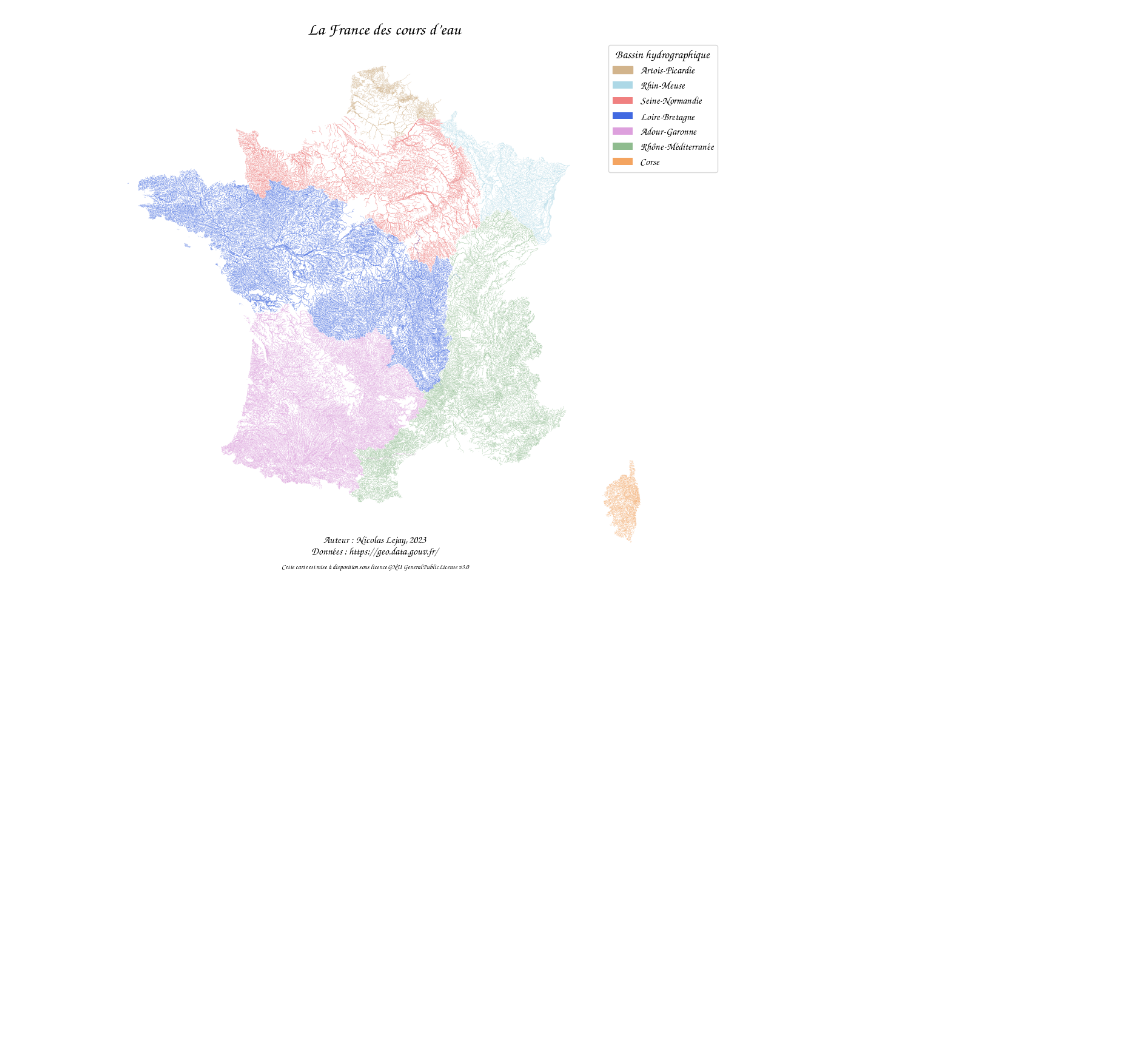
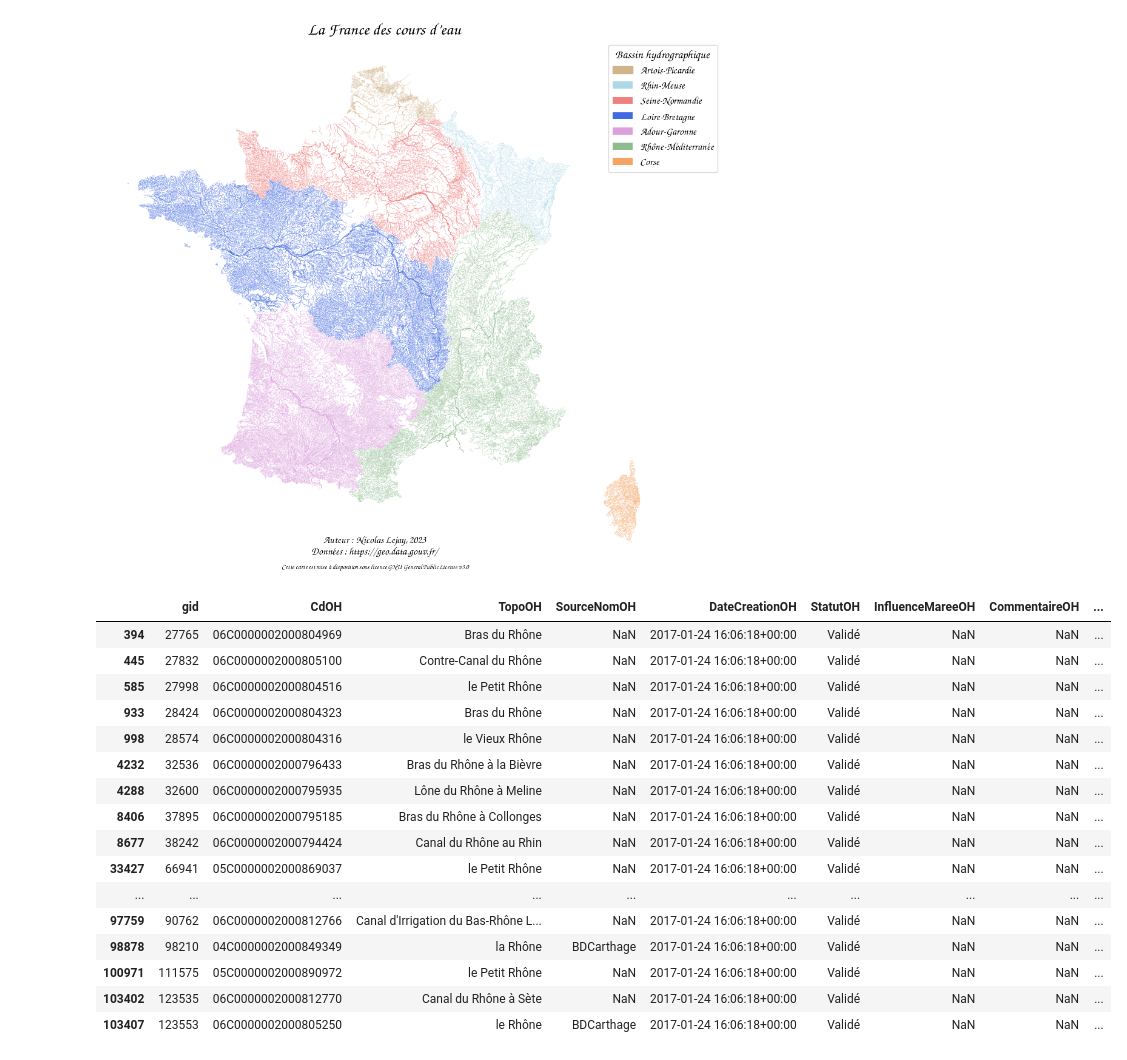
Before and after one commit to nlejay/cours_eau_france, a Jupyter notebook: cours_eau.ipynb, the cells around one changed output. Saved outputs shown, nothing was run; the diff lists cells and outputs as text; code cells hidden in the pictures; blank space fills up the shorter version.

```diff
--- a/cours_eau.ipynb
+++ b/cours_eau.ipynb
@@ -109,3 +119,23 @@ carte.savefig('carte_cours_eau.jpg', bbox_inches='tight', dpi=200)
 plt.show()
 # %% [output]
 [figure]
+# %%
+cours.loc[(~cours['TopoOH'].isna())& (cours['TopoOH'].str.contains('Rhône'))]
+# %% [output]
+|  | gid | CdOH | TopoOH | SourceNomOH | DateCreationOH | StatutOH | InfluenceMareeOH | CommentaireOH | ... |
+| 394 | 27765 | 06C0000002000804969 | Bras du Rhône | NaN | 2017-01-24 16:06:18+00:00 | Validé | NaN | NaN | ... |
+| 445 | 27832 | 06C0000002000805100 | Contre-Canal du Rhône | NaN | 2017-01-24 16:06:18+00:00 | Validé | NaN | NaN | ... |
+| 585 | 27998 | 06C0000002000804516 | le Petit Rhône | NaN | 2017-01-24 16:06:18+00:00 | Validé | NaN | NaN | ... |
+| 933 | 28424 | 06C0000002000804323 | Bras du Rhône | NaN | 2017-01-24 16:06:18+00:00 | Validé | NaN | NaN | ... |
+| 998 | 28574 | 06C0000002000804316 | le Vieux Rhône | NaN | 2017-01-24 16:06:18+00:00 | Validé | NaN | NaN | ... |
+| 4232 | 32536 | 06C0000002000796433 | Bras du Rhône à la Bièvre | NaN | 2017-01-24 16:06:18+00:00 | Validé | NaN | NaN | ... |
+| 4288 | 32600 | 06C0000002000795935 | Lône du Rhône à Meline | NaN | 2017-01-24 16:06:18+00:00 | Validé | NaN | NaN | ... |
+| 8406 | 37895 | 06C0000002000795185 | Bras du Rhône à Collonges | NaN | 2017-01-24 16:06:18+00:00 | Validé | NaN | NaN | ... |
+| 8677 | 38242 | 06C0000002000794424 | Canal du Rhône au Rhin | NaN | 2017-01-24 16:06:18+00:00 | Validé | NaN | NaN | ... |
+| 33427 | 66941 | 05C0000002000869037 | le Petit Rhône | NaN | 2017-01-24 16:06:18+00:00 | Validé | NaN | NaN | ... |
+| ... | ... | ... | ... | ... | ... | ... | ... | ... | ... |
+| 97759 | 90762 | 06C0000002000812766 | Canal d'Irrigation du Bas-Rhône L... | NaN | 2017-01-24 16:06:18+00:00 | Validé | NaN | NaN | ... |
+| 98878 | 98210 | 04C0000002000849349 | la Rhône | BDCarthage | 2017-01-24 16:06:18+00:00 | Validé | NaN | NaN | ... |
+| 100971 | 111575 | 05C0000002000890972 | le Petit Rhône | NaN | 2017-01-24 16:06:18+00:00 | Validé | NaN | NaN | ... |
+| 103402 | 123535 | 06C0000002000812770 | Canal du Rhône à Sète | NaN | 2017-01-24 16:06:18+00:00 | Validé | NaN | NaN | ... |
+| 103407 | 123553 | 06C0000002000805250 | le Rhône | BDCarthage | 2017-01-24 16:06:18+00:00 | Validé | NaN | NaN | ... |
```
Also changed, not shown: parts of 2 cells of this notebook, 1 other file.
